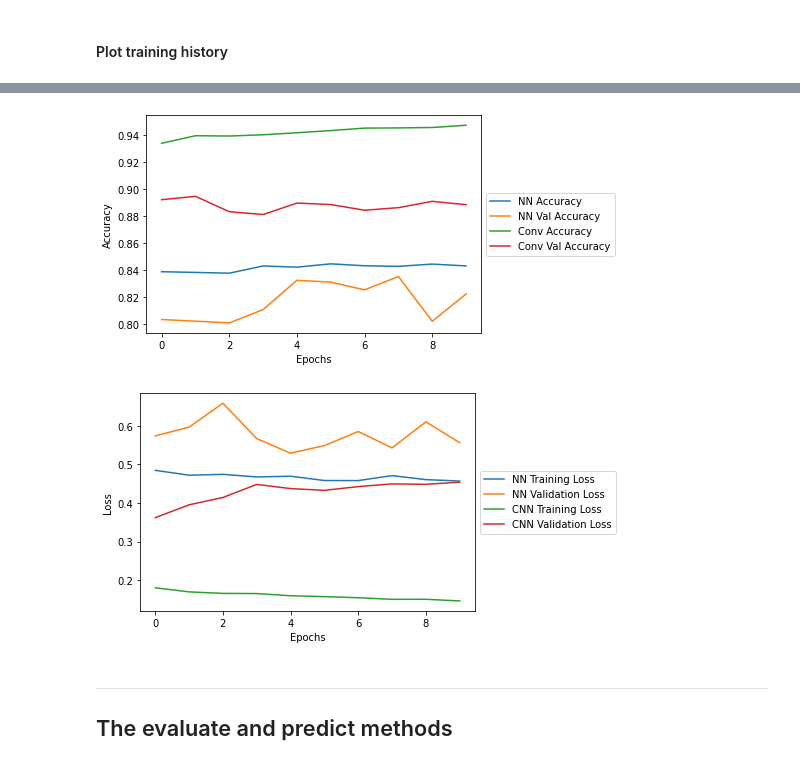
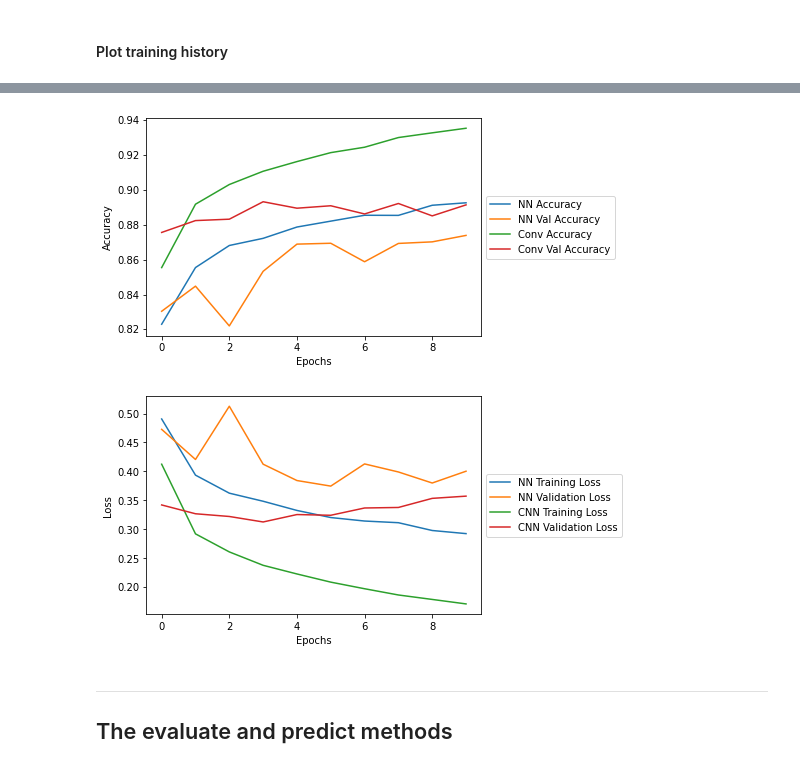
Before and after one commit to vjsurampudi/DeepLearningWithTF2, a Jupyter notebook: NeuralNetworks_with_TF2.ipynb, the cells around one changed output, grey strips where cells are left out. Drawn from its saved outputs; the diff is of its cells as text; code cells hidden in the pictures.

```diff
--- a/NeuralNetworks_with_TF2.ipynb
+++ b/NeuralNetworks_with_TF2.ipynb
@@ -325,8 +329,8 @@ plt.show()
 [figure]
 # %%
 # Rescale the image values so that they lie in between 0 and 1.
-train_images = train_images / 255
-test_images = test_images / 255
+train_images = train_images / 255.
+test_images = test_images / 255.
 # %% [markdown]
 <h1> Build the model </h1>
 # %%
@@ -379,16 +383,17 @@ Total params: 173,930
 Trainable params: 173,930
 Non-trainable params: 0
 _________________________________________________________________
+# %%
+
+nn_model.compile(optimizer=opt,
+             loss=tf.keras.losses.SparseCategoricalCrossentropy(from_logits=True),
+             metrics=[acc,mae]
+             )
 # %%
-nn_model.compile(optimizer='adam',
+conv_model.compile(optimizer=opt,
              loss=tf.keras.losses.SparseCategoricalCrossentropy(from_logits=True),
-             metrics=['accuracy']
+             metrics=[acc,mae]
              )
-# %%
-conv_model.compile(optimizer='adam',
-             loss=tf.keras.losses.SparseCategoricalCrossentropy(from_logits=True),
-             metrics=['accuracy']
-             )
 # %% [markdown]
 #### Fit the model
 # %%
@@ -467,16 +472,16 @@ import numpy as np
 import pandas as pd
 # %%
 # Make a plot for the Accuracy
-plt.plot(nn_history_df['accuracy'])
-plt.plot(nn_history.history['val_accuracy'])
-plt.plot(conv_history_df['accuracy'])
-plt.plot(conv_history_df['val_accuracy'])
+plt.plot(nn_history_df['sparse_categorical_accuracy'])
+plt.plot(nn_history.history['val_sparse_categorical_accuracy'])
+plt.plot(conv_history_df['sparse_categorical_accuracy'])
+plt.plot(conv_history_df['val_sparse_categorical_accuracy'])
 plt.xlabel("Epochs")
 plt.ylabel('Accuracy')
 plt.legend(["NN Accuracy","NN Val Accuracy", "Conv Accuracy","Conv Val Accuracy"], loc='center left', bbox_to_anchor=(1, 0.5) )
 plt.show()
 # %% [output]
-[figure, old version]
+[figure, new version]
 # %%
 # Make a plot for the loss
 
@@ -489,7 +494,7 @@ plt.ylabel('Loss')
 plt.legend(["NN Training Loss","NN Validation Loss", "CNN Training Loss","CNN Validation Loss"],loc='center left', bbox_to_anchor=(1, 0.5))
 plt.show()
 # %% [output]
-[figure, old version]
+[figure, new version]
 # %% [markdown]
 ***
 <a id="coding_tutorial_5"></a>
```
Also changed, not shown: parts of 25 cells of this notebook.
